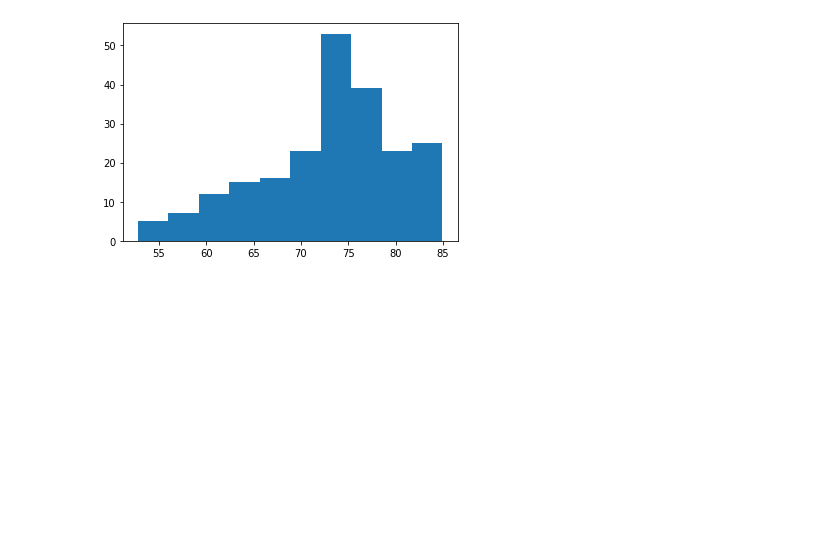
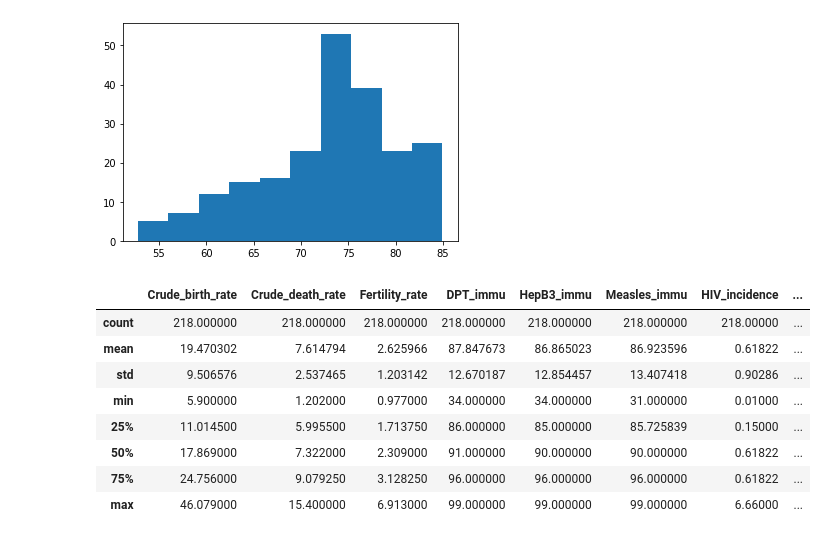
Before and after one commit to susovd/life-expectancy-project, a Jupyter notebook: 01EDA.ipynb, the cells around one changed output. Cells and saved outputs as stored; diff of their text form; code cells hidden in the pictures; blank space fills up the shorter version.

```diff
--- a/01EDA.ipynb
+++ b/01EDA.ipynb
@@ -133,0 +129,13 @@ plt.hist(df.Life_expectancy)
+# %%
+#lets check some basic statistical details of the dataframe
+df.describe()
+# %% [output]
+|  | Crude_birth_rate | Crude_death_rate | Fertility_rate | DPT_immu | HepB3_immu | Measles_immu | HIV_incidence | ... |
+| count | 218.000000 | 218.000000 | 218.000000 | 218.000000 | 218.000000 | 218.000000 | 218.00000 | ... |
+| mean | 19.470302 | 7.614794 | 2.625966 | 87.847673 | 86.865023 | 86.923596 | 0.61822 | ... |
+| std | 9.506576 | 2.537465 | 1.203142 | 12.670187 | 12.854457 | 13.407418 | 0.90286 | ... |
+| min | 5.900000 | 1.202000 | 0.977000 | 34.000000 | 34.000000 | 31.000000 | 0.01000 | ... |
+| 25% | 11.014500 | 5.995500 | 1.713750 | 86.000000 | 85.000000 | 85.725839 | 0.15000 | ... |
+| 50% | 17.869000 | 7.322000 | 2.309000 | 91.000000 | 90.000000 | 90.000000 | 0.61822 | ... |
+| 75% | 24.756000 | 9.079250 | 3.128250 | 96.000000 | 96.000000 | 96.000000 | 0.61822 | ... |
+| max | 46.079000 | 15.400000 | 6.913000 | 99.000000 | 99.000000 | 99.000000 | 6.66000 | ... |
```
Also changed, not shown: parts of 14 cells of this notebook, 2 other files.
